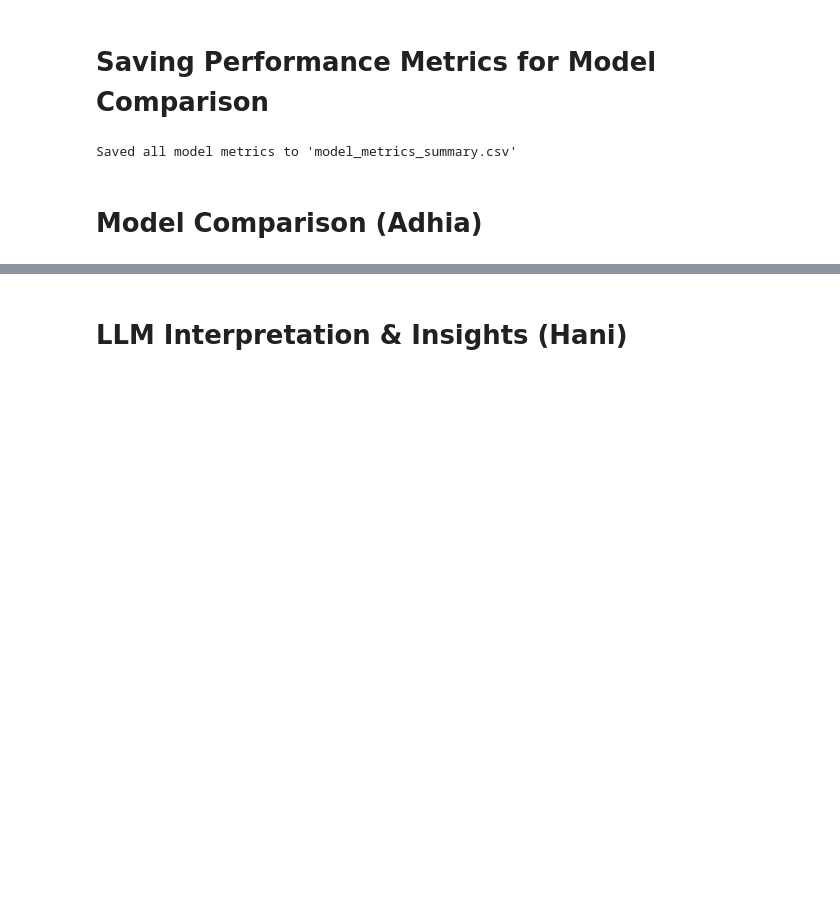
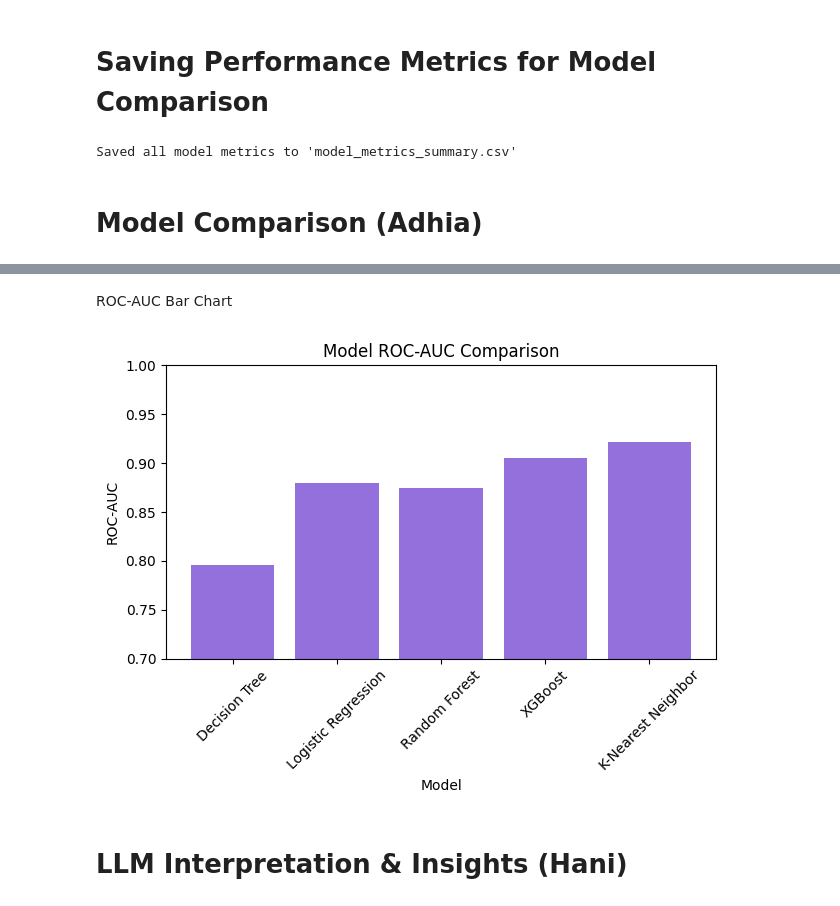
Before and after one commit to Bushraaaaaaaa/WIE3007-DMW-GroupAssignment, a Jupyter notebook: DMW_GroupProject.ipynb, the cells around one changed output, grey strips where cells are left out. Cells and saved outputs as stored; diff of their text form; code cells hidden in the pictures; blank space fills up the shorter version.

```diff
--- a/DMW_GroupProject.ipynb
+++ b/DMW_GroupProject.ipynb
@@ -922,2 +1036,16 @@ Saved all model metrics to 'model_metrics_summary.csv'
+# %% [markdown]
+ROC-AUC Bar Chart
+# %%
+plt.figure()
+plt.bar(metrics_df["Model"], metrics_df["ROC-AUC"], color="mediumpurple")
+plt.ylim(0.7, 1.0)
+plt.xticks(rotation=45)
+plt.title("Model ROC-AUC Comparison")
+plt.xlabel("Model")
+plt.ylabel("ROC-AUC")
+plt.tight_layout()
+plt.show()
+# %% [output]
+[figure, added]
 # %% [markdown]
 # LLM Interpretation & Insights (Hani)
```
Also changed, not shown: parts of 13 cells of this notebook.
